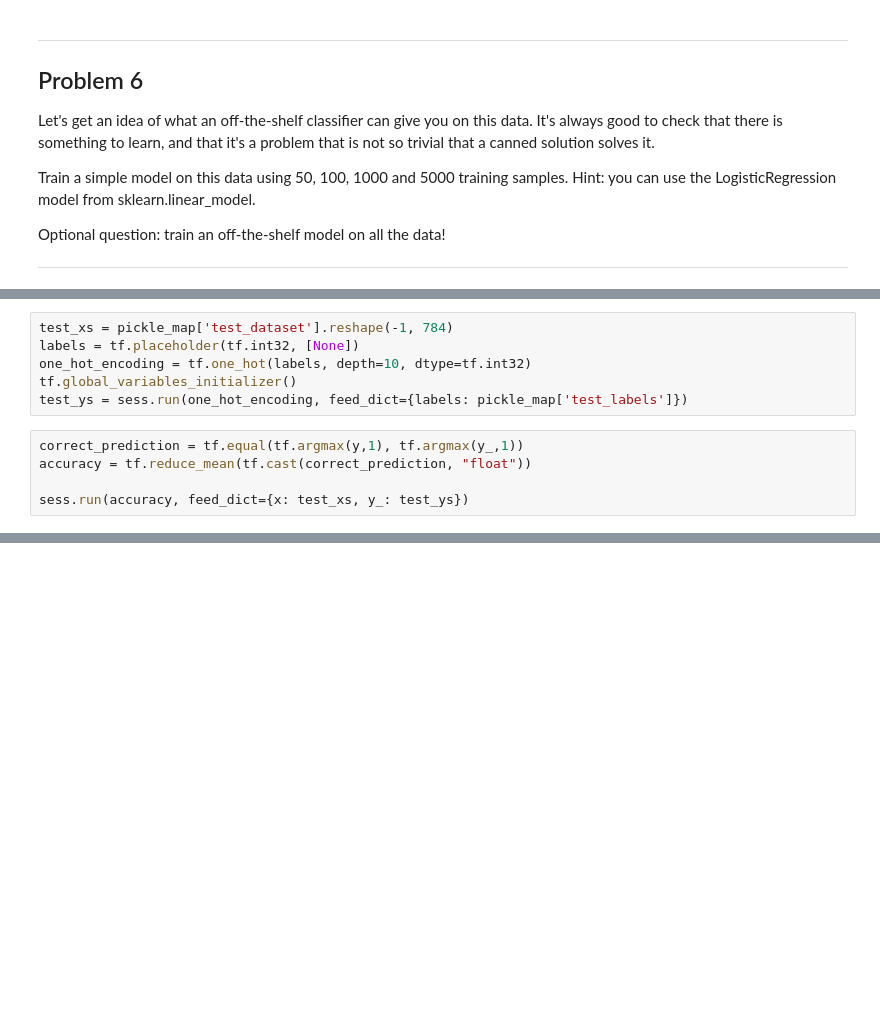
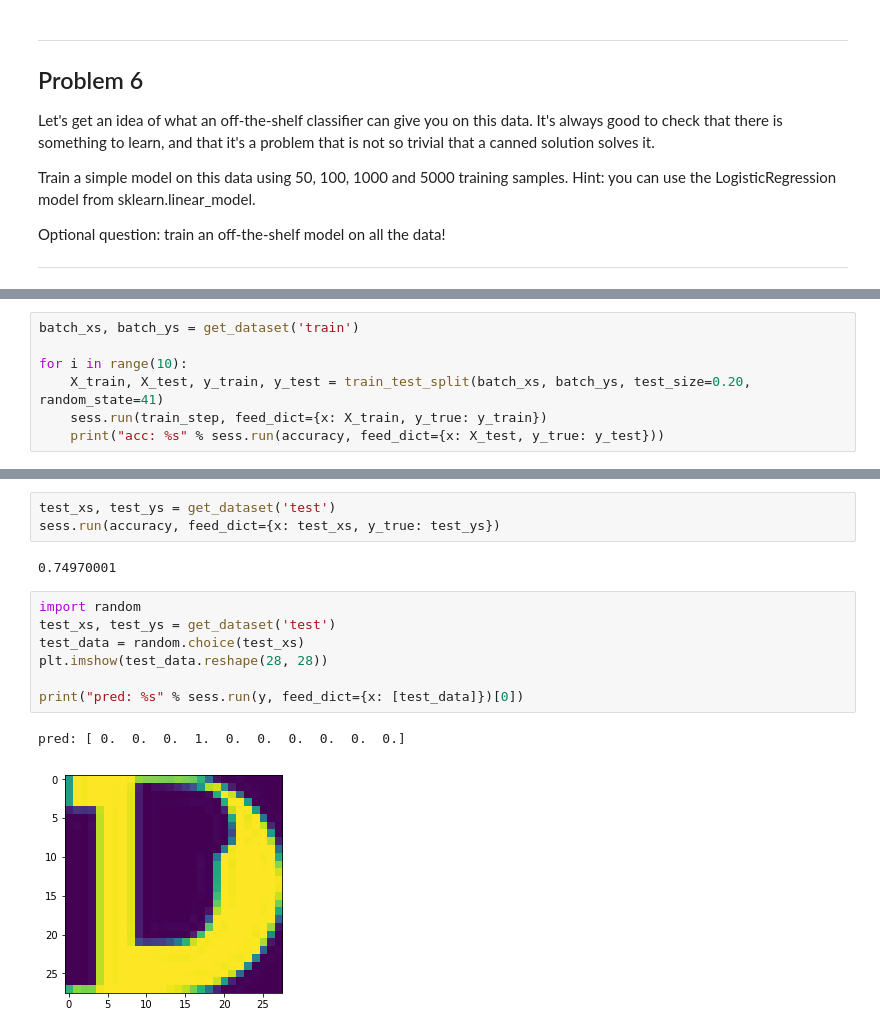
Before and after one commit to upbit/tensorflow_udacity, a Jupyter notebook: 1_notmnist.ipynb, the cells around one changed output, grey strips where cells are left out. Saved outputs shown, nothing was run; the diff lists cells and outputs as text; blank space fills up the shorter version.

Commit message:
Finished predict for model

```diff
--- a/1_notmnist.ipynb
+++ b/1_notmnist.ipynb
@@ -452,11 +470,0 @@ sess.run(train_step, feed_dict={x: batch_xs, y_: batch_ys})
-# %%
-test_xs = pickle_map['test_dataset'].reshape(-1, 784)
-labels = tf.placeholder(tf.int32, [None])
-one_hot_encoding = tf.one_hot(labels, depth=10, dtype=tf.int32)
-tf.global_variables_initializer()
-test_ys = sess.run(one_hot_encoding, feed_dict={labels: pickle_map['test_labels']})
-# %%
-correct_prediction = tf.equal(tf.argmax(y,1), tf.argmax(y_,1))
-accuracy = tf.reduce_mean(tf.cast(correct_prediction, "float"))
-
-sess.run(accuracy, feed_dict={x: test_xs, y_: test_ys})
@@ -464,0 +471,7 @@ sess.run(accuracy, feed_dict={x: test_xs, y_: test_ys})
+# %%
+batch_xs, batch_ys = get_dataset('train')
+
+for i in range(10):
+    X_train, X_test, y_train, y_test = train_test_split(batch_xs, batch_ys, test_size=0.20, random_state=41)
+    sess.run(train_step, feed_dict={x: X_train, y_true: y_train})
+    print("acc: %s" % sess.run(accuracy, feed_dict={x: X_test, y_true: y_test}))
@@ -464,0 +489,15 @@ sess.run(accuracy, feed_dict={x: test_xs, y_: test_ys})
+# %%
+test_xs, test_ys = get_dataset('test')
+sess.run(accuracy, feed_dict={x: test_xs, y_true: test_ys})
+# %% [output]
+0.74970001
+# %%
+import random
+test_xs, test_ys = get_dataset('test')
+test_data = random.choice(test_xs)
+plt.imshow(test_data.reshape(28, 28))
+
+print("pred: %s" % sess.run(y, feed_dict={x: [test_data]})[0])
+# %% [output]
+pred: [ 0.  0.  0.  1.  0.  0.  0.  0.  0.  0.]
+[figure, added]
```
Also changed, not shown: parts of 6 cells of this notebook.
